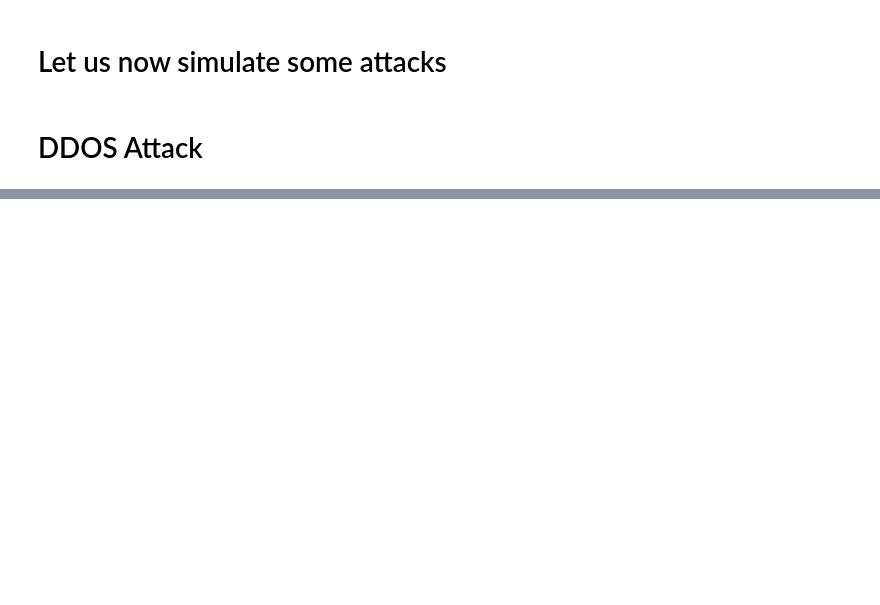
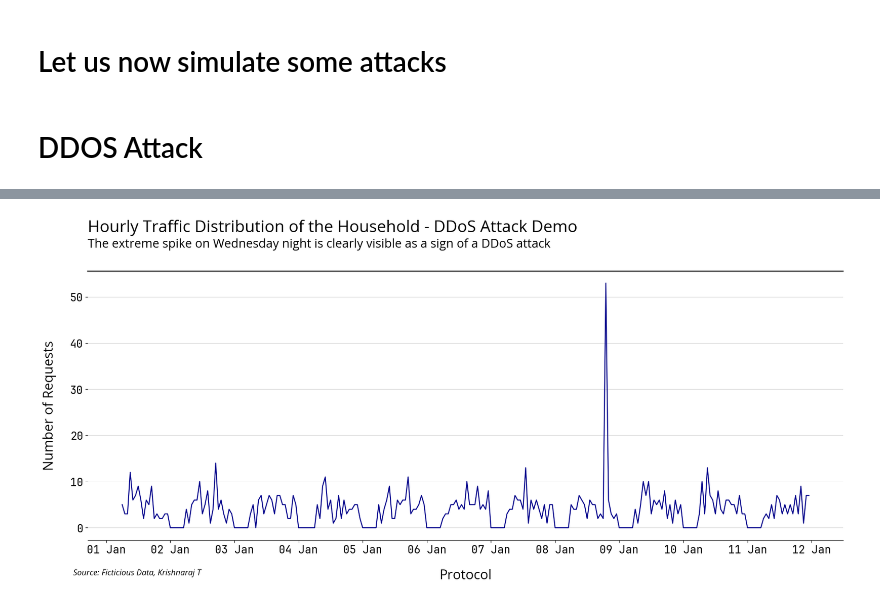
Before and after one commit to School-Related/Third-Year, a Jupyter notebook: First Semester/Digital Forensics and Investigation/Lab/Assignment 2/router_log_analysis.ipynb, the cells around one changed output, grey strips where cells are left out. Saved outputs shown, nothing was run; the diff lists cells and outputs as text; code cells hidden in the pictures; blank space fills up the shorter version.

```diff
--- a/First Semester/Digital Forensics and Investigation/Lab/Assignment 2/router_log_analysis.ipynb
+++ b/First Semester/Digital Forensics and Investigation/Lab/Assignment 2/router_log_analysis.ipynb
@@ -131,7 +150,8 @@ for i in range(10):
         'Interface': [generate_interface() for j in range(100)],
         'Requested IP': [generate_dest_ip_address()[0] for j in range(100)],
         'Requested Website': [generate_dest_ip_address()[1] for j in range(100)],
-        'Protocol': [gen_protocols() for j in range(100)],
+        'Protocol': [gen_protocols()[0] for j in range(100)],
+        'Port': [gen_protocols()[1] for j in range(100)],
         'Time': [generate_date_time() for j in range(100)]
     })
 
@@ -669,0 +816,92 @@ ax.xaxis.set_major_formatter(mdates.DateFormatter('%d %b'))
+# %%
+import matplotlib.pyplot as plt
+import pandas as pd
+
+temp_df = ddos_log_db.copy()
+# convert the 'Time' column to a datetime object
+temp_df['Time'] = pd.to_datetime(temp_df['Time'])
+
+# set the 'Time' column as the index
+temp_df.set_index('Time', inplace=True)
+
+# resample the data by hour and count the number of requests
+hourly_counts = temp_df.resample('H').count()['MAC']
+
+
+# creating the plot.
+fig, ax = plt.subplots(figsize=(20, 8))
+
+# informative title + subtitle
+title = 'Hourly Traffic Distribution of the Household - DDoS Attack Demo'
+subtitle = 'The extreme spike on Wednesday night is clearly visible as a sign of a DDoS attack'
+
+# add title + subtitle to plot
+plt.text(
+    x = 0.125,y = 0.90,s = title, fontname="Open Sans",
+    fontsize = 24,ha='left',transform = fig.transFigure
+)
+plt.text(
+    x = 0.125,y = 0.86,s = subtitle, fontname="Open Sans",
+    fontsize = 18,ha = 'left',transform = fig.transFigure
+)
+
+# line between titles and chart
+plt.gca().plot(
+    [0.125, .9], # x co-ords
+    [.80, .80], # y co-ords
+    transform = fig.transFigure,
+    clip_on = False,
+    color = 'k',
+    linewidth = 1.5
+)
+
+# changing space
+plt.subplots_adjust(top=0.8, wspace=0.3)
+
+# grid lines
+# keep only toned down vertical lines
+plt.grid(axis = 'y',alpha = 0.5)
+# plt.grid(axis='x', alpha=0.5)
+
+# turn off spines
+plt.gca().spines[['left','right', 'top']].set_visible(False)
+
+# set the size of the tick labels and axis labels
+ax.tick_params(axis='both', which='major', labelsize=16)
+plt.xlabel('Total Requests Made over timespan', fontsize=20, fontname="Open Sans", labelpad=20)
+plt.ylabel('Website', fontsize=20, fontname="Open Sans", labelpad=20)
+
+
+# set the font size of the tick labels
+for tick in ax.xaxis.get_major_ticks():
+    tick.label1.set_fontsize(16)
+for tick in ax.yaxis.get_major_ticks():
+    tick.label1.set_fontsize(16)
+
+# ax.set_title('Protocols Used to Make Requests')
+ax.set_xlabel('Protocol')
+ax.set_ylabel('Number of Requests')
+
+# set the x-axis tick labels to be rotated for better readability
+# plt.xticks(rotation=45)
+
+plt.plot(hourly_counts.index, hourly_counts.values, color='darkblue')
+
+# foot note
+footnote = "Source: Ficticious Data, Krishnaraj T"
+plt.text(
+    x = 0.11,
+    y = 0.02,
+    s = footnote,
+    fontname = 'Open Sans',
+    fontstyle = 'italic',
+    fontsize = 12,
+    ha = 'left',
+    transform = fig.transFigure
+)
+
+# customize the tick labels
+ax.xaxis.set_major_locator(mdates.DayLocator())
+ax.xaxis.set_major_formatter(mdates.DateFormatter('%d %b'))
+# %% [output]
+[figure, added]
```
Also changed, not shown: parts of 26 cells of this notebook.
